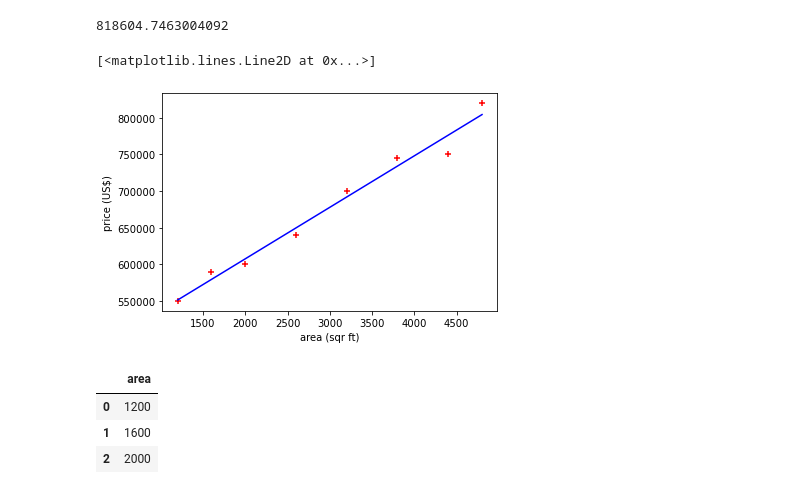
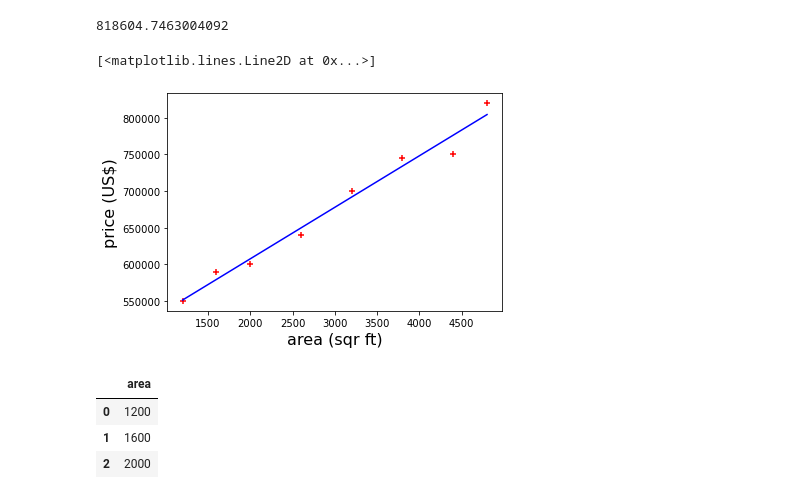
Before and after one commit to akdubey2k/ML, a Jupyter notebook: 1_linear_regression_single_variable/ML-1_Linear_Regression_Single_Variable.ipynb, the cells around one changed output. Saved outputs shown, nothing was run; the diff lists cells and outputs as text; code cells hidden in the pictures.

```diff
--- a/1_linear_regression_single_variable/ML-1_Linear_Regression_Single_Variable.ipynb
+++ b/1_linear_regression_single_variable/ML-1_Linear_Regression_Single_Variable.ipynb
@@ -144,13 +144,13 @@ array([818604.74631751])
 818604.7463004092
 # %%
 %matplotlib inline
-plt.xlabel('area (sqr ft)')
-plt.ylabel('price (US$)')
+plt.xlabel('area (sqr ft)', fontsize=16)
+plt.ylabel('price (US$)', fontsize=16)
 plt.scatter(df.area, df.price, color='red', marker='+')
 plt.plot(df.area, reg.predict(df[["area"]]), color='blue')
 # %% [output]
 [<matplotlib.lines.Line2D at 0x...>]
-[figure, old version]
+[figure, new version]
 # %%
 area_df = pd.read_csv("areas.csv")
 #area_df
```
Also changed, not shown: 12 other files.
